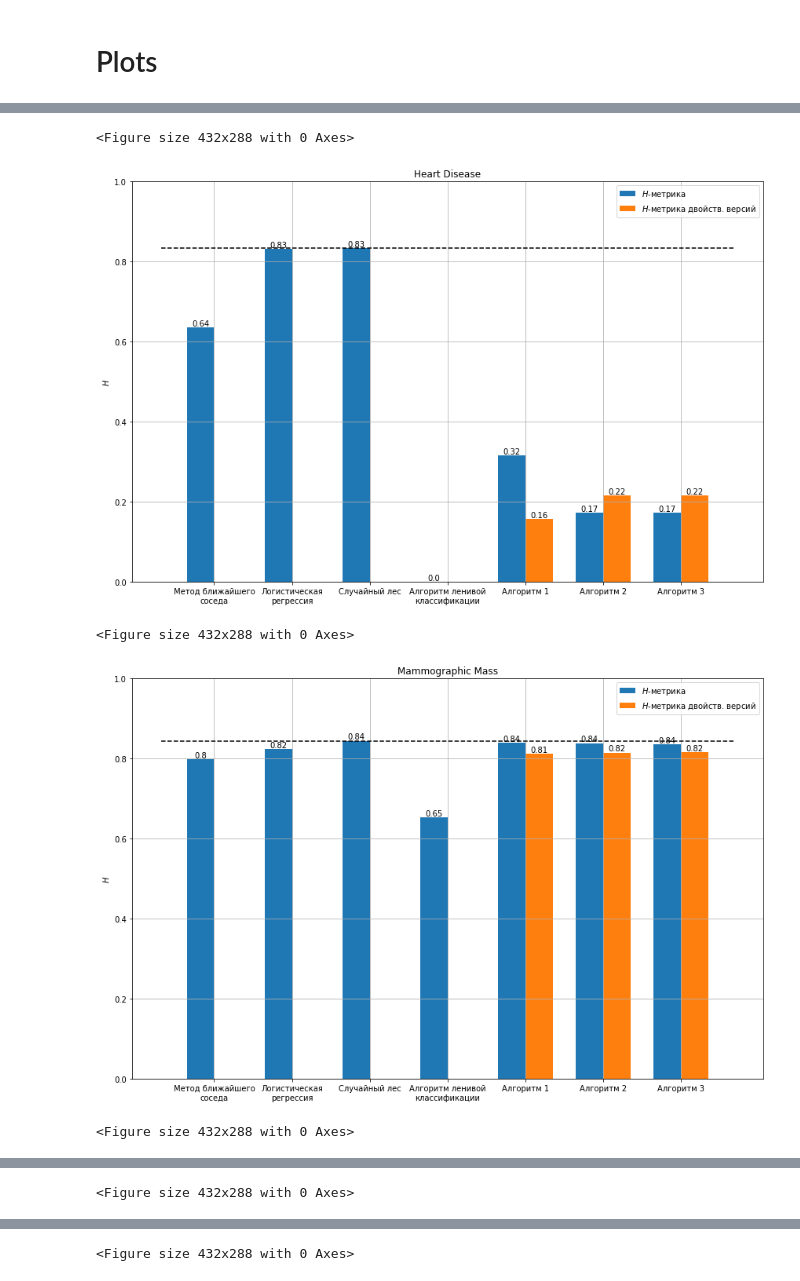
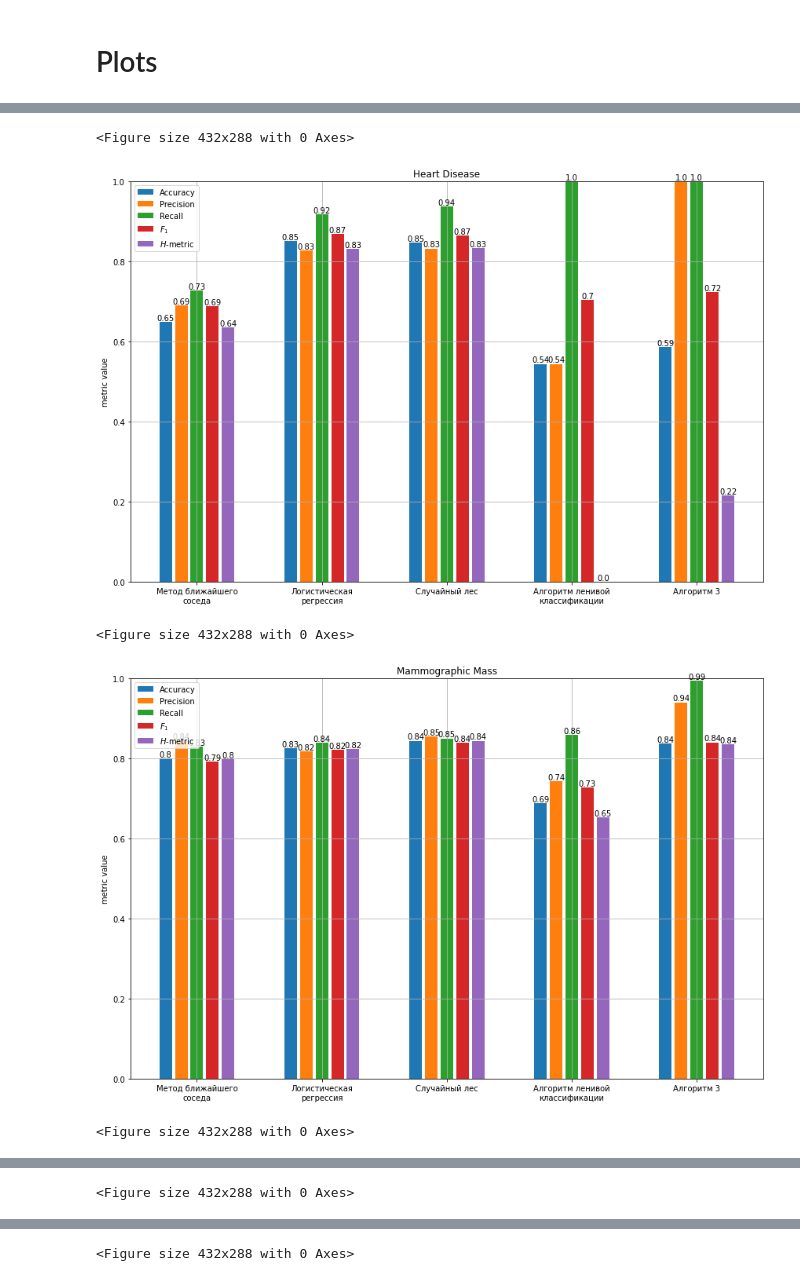
Before and after one commit to D-Sokol/lazy-pattern-classifier, a Jupyter notebook: main.ipynb, the cells around one changed output, grey strips where cells are left out. Drawn from its saved outputs; the diff is of its cells as text; code cells hidden in the pictures.

```diff
--- a/main.ipynb
+++ b/main.ipynb
@@ -173,11 +175,22 @@ labels = list(data.keys())
 # %%
 datasets = ['Breast Cancer', 'Heart Disease', 'Mammographic Mass', 'Seismic Bumps',
         'Titanic',]
+# %%
+metrics = {
+    'Accuracy': 'accuracy.csv',
+    'Precision': 'precision.csv',
+    'Recall': 'recall.csv',
+    '$F_1$': 'f1.csv',
+    '$H$-metric': 'hmetric.csv',
+}
 # %%
 frames = {
-    name: pd.read_csv(
-        os.path.join(data_['path'], 'h_value.csv'),
-        index_col=list(range(data_['n_params'])),
-    )
+    name: {
+        metric: pd.read_csv(
+            os.path.join(data_['path'], file),
+            index_col=list(range(data_['n_params'])),
+        )
+        for metric, file in metrics.items()
+    }
     for name, data_ in data.items()
 }
@@ -191,30 +197,29 @@ def get_h_values(series):
 # %%
 x = np.arange(len(labels))
-width = 0.35
+width = 0.4
+width_mult = 1 / (len(metrics) - 1)
 
 for dataset in datasets:
-    h_values = [get_h_values(frame[dataset]) for frame in frames.values()]
-    h_values, h_values_dual = zip(*h_values)
+    plt.figure(figsize=(12,8))
+    for i, metric in enumerate(metrics):
+        values = [frame[metric][dataset].max() for frame in frames.values()]
+        offset = (i * width_mult - 0.5) / 2
 
-    plt.figure(figsize=(12,8))
-    rects1 = plt.bar(x - width/2, h_values, width, label='$H$-метрика')
-    rects2 = plt.bar(x + width/2, h_values_dual, width, label='$H$-метрика двойств. версий')
+        rects = plt.bar(x + offset, values, width * width_mult, label=metric)
 
-    for i, (h1, h2) in enumerate(zip(h_values, h_values_dual)):
-        plt.text(i-width/2, h1, str(h1.round(2)), va='bottom', ha='center')
-        if h2 != 0:
-            plt.text(i+width/2, h2, str(h2.round(2)), va='bottom', ha='center')
+        for j, v in enumerate(values):
+            plt.text(j + offset, v, str(v.round(2)), va='bottom', ha='center')
 
-    plt.ylabel('$H$')
+    plt.ylabel('metric value')
     plt.ylim(0, 1)
     plt.title(dataset)
     plt.xticks(x, labels)
     plt.legend()
     plt.grid()
-    plt.hlines(max(max(h_values), max(h_values_dual)), *plt.xlim(), 'k', linestyles='--')
+    #plt.hlines(max(max(h_values), max(h_values_dual)), *plt.xlim(), 'k', linestyles='--')
 
     plt.gcf().tight_layout()
-    plt.savefig(dataset + '.pdf')
+    #plt.savefig(dataset + '.pdf')
     plt.show()
     plt.clf()
 # %% [output]
@@ -222,5 +227,5 @@ for dataset in datasets:
 <Figure size 432x288 with 0 Axes>
-[figure, old version]
+[figure, new version]
 <Figure size 432x288 with 0 Axes>
-[figure, old version]
+[figure, new version]
 <Figure size 432x288 with 0 Axes>
```
Also changed, not shown: parts of 3 cells of this notebook, 1 other file.
